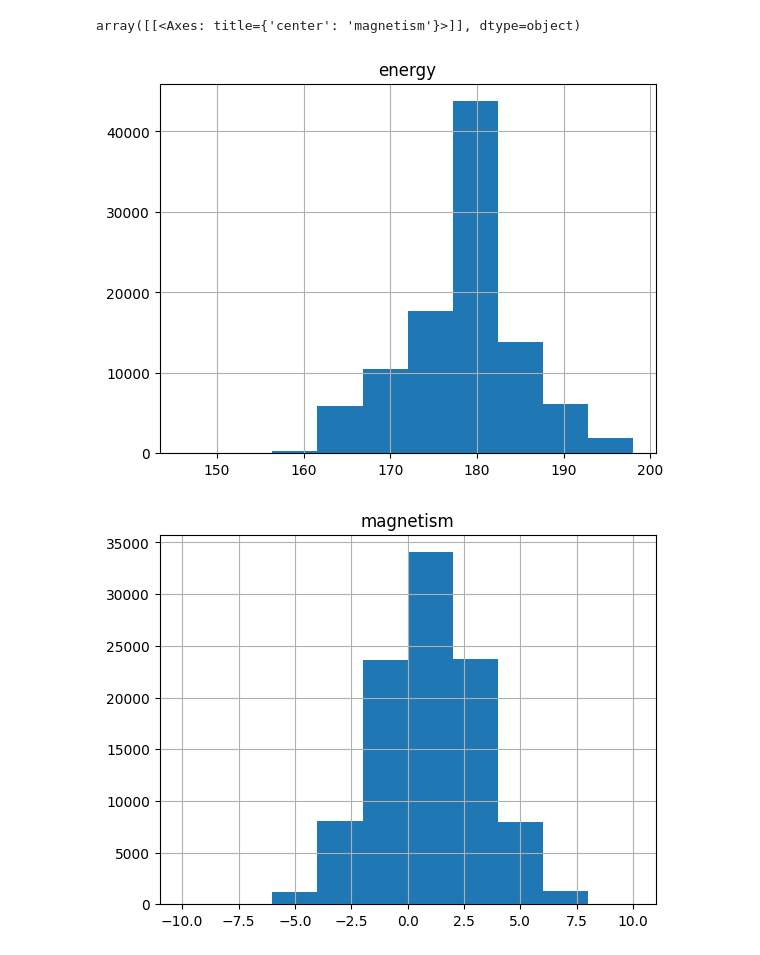
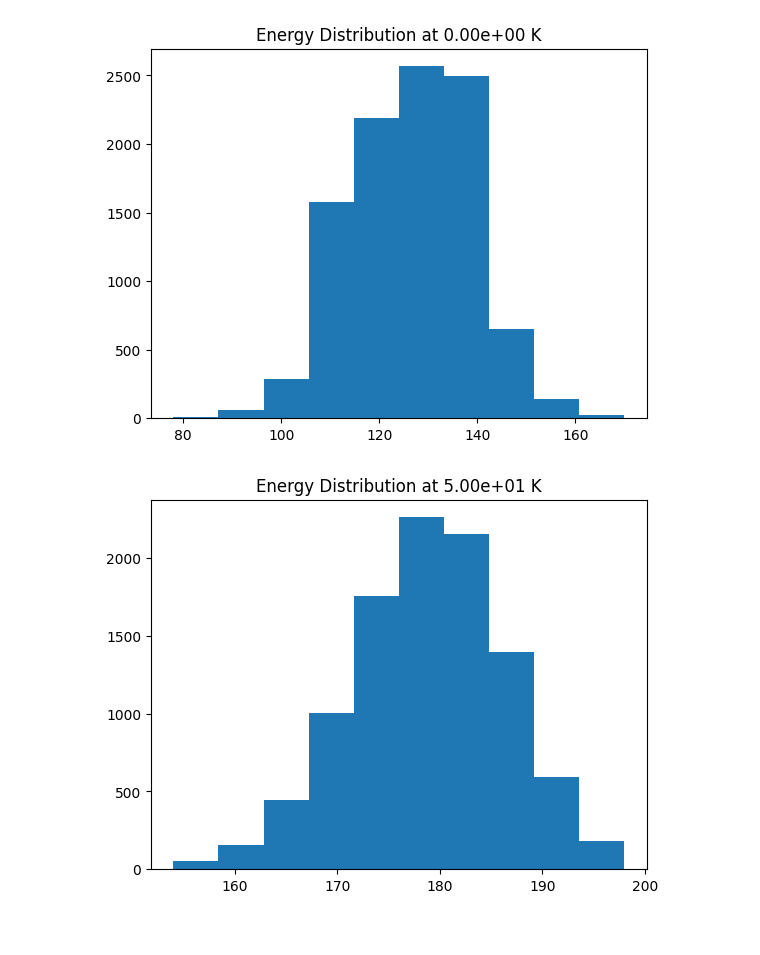
Before and after one commit to Iddmeister/IsingModel, a Jupyter notebook: visual.ipynb, the cells around one changed output. Drawn from its saved outputs; the diff is of its cells as text; code cells hidden in the pictures.

```diff
--- a/visual.ipynb
+++ b/visual.ipynb
@@ -1,10 +1,27 @@
-# %%
-import pandas as pd
-
-df = pd.read_csv("output.txt")
-df.hist("energy")
-df.hist("magnetism")
-# %% [output]
-array([[<Axes: title={'center': 'magnetism'}>]], dtype=object)
-[figure, removed]
-[figure, removed]
+# %%
+import pandas as pd
+import matplotlib.pyplot as plt
+
+
+data = {}
+
+def importData(filename):
+
+    f = open(filename, "r")
+    temperature = float(f.readline().strip("Temperature "))
+    df = pd.read_csv(filename, skiprows=1)
+    return temperature, df
+
+for i in range(10):
+    temperature, df = importData("output/temp_%s" % i)
+    data[temperature] = df
+# %%
+for temperature in data.keys():
+
+    fig, ax = plt.subplots()
+    df = data[temperature]
+    ax.hist(df["energy"])
+    ax.set_title(f"Energy Distribution at %s K" % "{:.2e}".format(temperature))
+# %% [output]
+[figure, added]
+[figure, added]
```
Also changed, not shown: parts of 3 cells of this notebook, 13 other files.
